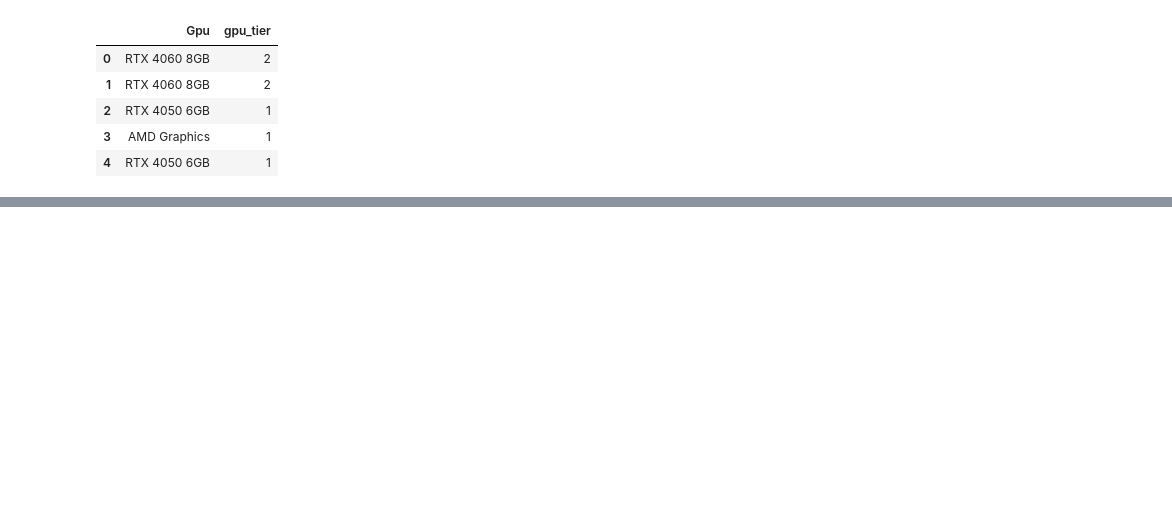
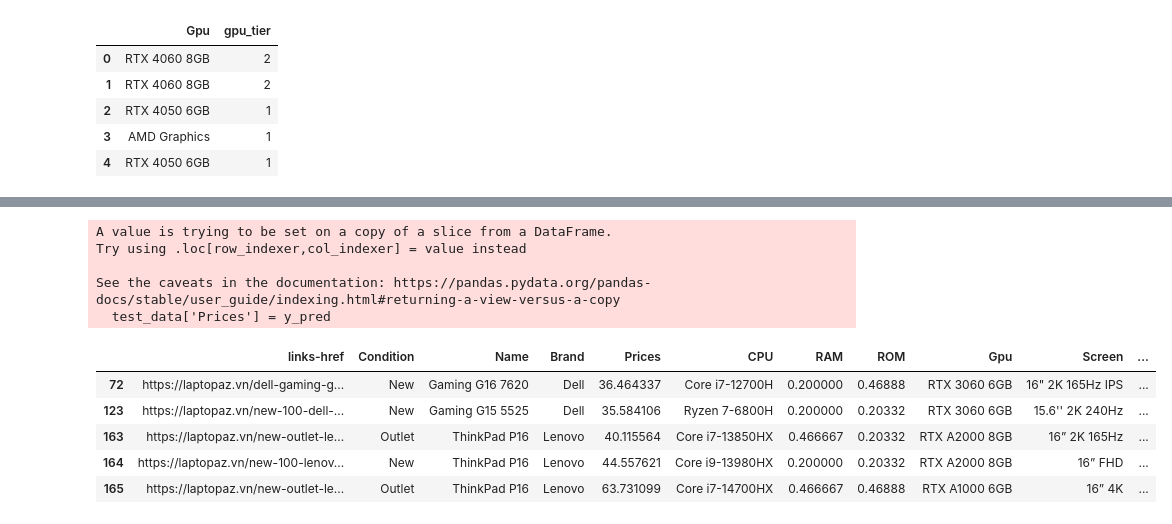
Before and after one commit to Ldkhanhduy/DO_AN_2, a Jupyter notebook: duyldk/part_2/preprocessing.ipynb, the cells around one changed output, grey strips where cells are left out. Cells and saved outputs as stored; diff of their text form; code cells hidden in the pictures; blank space fills up the shorter version.

```diff
--- a/duyldk/part_2/preprocessing.ipynb
+++ b/duyldk/part_2/preprocessing.ipynb
@@ -276,0 +305,7 @@ dataset.to_excel('D:\Subject\Year 3\DO_AN_2\dataset\preprocessed_laptop.xlsx', i
+# %%
+test_data = dataset[dataset['Prices'].isna()]
+# %%
+x_train = train_data[['Weight','cpu_tier','gpu_tier','condition_tier','screen_tier','os_tier',"RAM",'ROM','Weight']]
+y_train = train_data['Prices']
+x_test = test_data[['Weight','cpu_tier','gpu_tier','condition_tier','screen_tier','os_tier','RAM','ROM','Weight']]
+y_test = test_data['Prices']
@@ -276,0 +344,3 @@ dataset.to_excel('D:\Subject\Year 3\DO_AN_2\dataset\preprocessed_laptop.xlsx', i
+# %%
+y_pred = model.predict(x_test)
+print(y_pred)
@@ -276,0 +356,15 @@ dataset.to_excel('D:\Subject\Year 3\DO_AN_2\dataset\preprocessed_laptop.xlsx', i
+# %%
+test_data['Prices'] = y_pred
+test_data.head()
+# %% [output]
+A value is trying to be set on a copy of a slice from a DataFrame.
+Try using .loc[row_indexer,col_indexer] = value instead
+
+See the caveats in the documentation: https://pandas.pydata.org/pandas-docs/stable/user_guide/indexing.html#returning-a-view-versus-a-copy
+  test_data['Prices'] = y_pred
+|  | links-href | Condition | Name | Brand | Prices | CPU | RAM | ROM | Gpu | Screen | ... |
+| 72 | https://laptopaz.vn/dell-gaming-g... | New | Gaming G16 7620 | Dell | 36.464337 | Core i7-12700H | 0.200000 | 0.46888 | RTX 3060 6GB | 16" 2K 165Hz IPS | ... |
+| 123 | https://laptopaz.vn/new-100-dell-... | New | Gaming G15 5525 | Dell | 35.584106 | Ryzen 7-6800H | 0.200000 | 0.20332 | RTX 3060 6GB | 15.6'' 2K 240Hz | ... |
+| 163 | https://laptopaz.vn/new-outlet-le... | Outlet | ThinkPad P16 | Lenovo | 40.115564 | Core i7-13850HX | 0.466667 | 0.20332 | RTX A2000 8GB | 16” 2K 165Hz | ... |
+| 164 | https://laptopaz.vn/new-100-lenov... | New | ThinkPad P16 | Lenovo | 44.557621 | Core i9-13980HX | 0.200000 | 0.20332 | RTX A2000 8GB | 16” FHD | ... |
+| 165 | https://laptopaz.vn/new-outlet-le... | Outlet | ThinkPad P16 | Lenovo | 63.731099 | Core i7-14700HX | 0.466667 | 0.46888 | RTX A1000 6GB | 16” 4K | ... |
```
Also changed, not shown: parts of 20 cells of this notebook, 1 other file.
